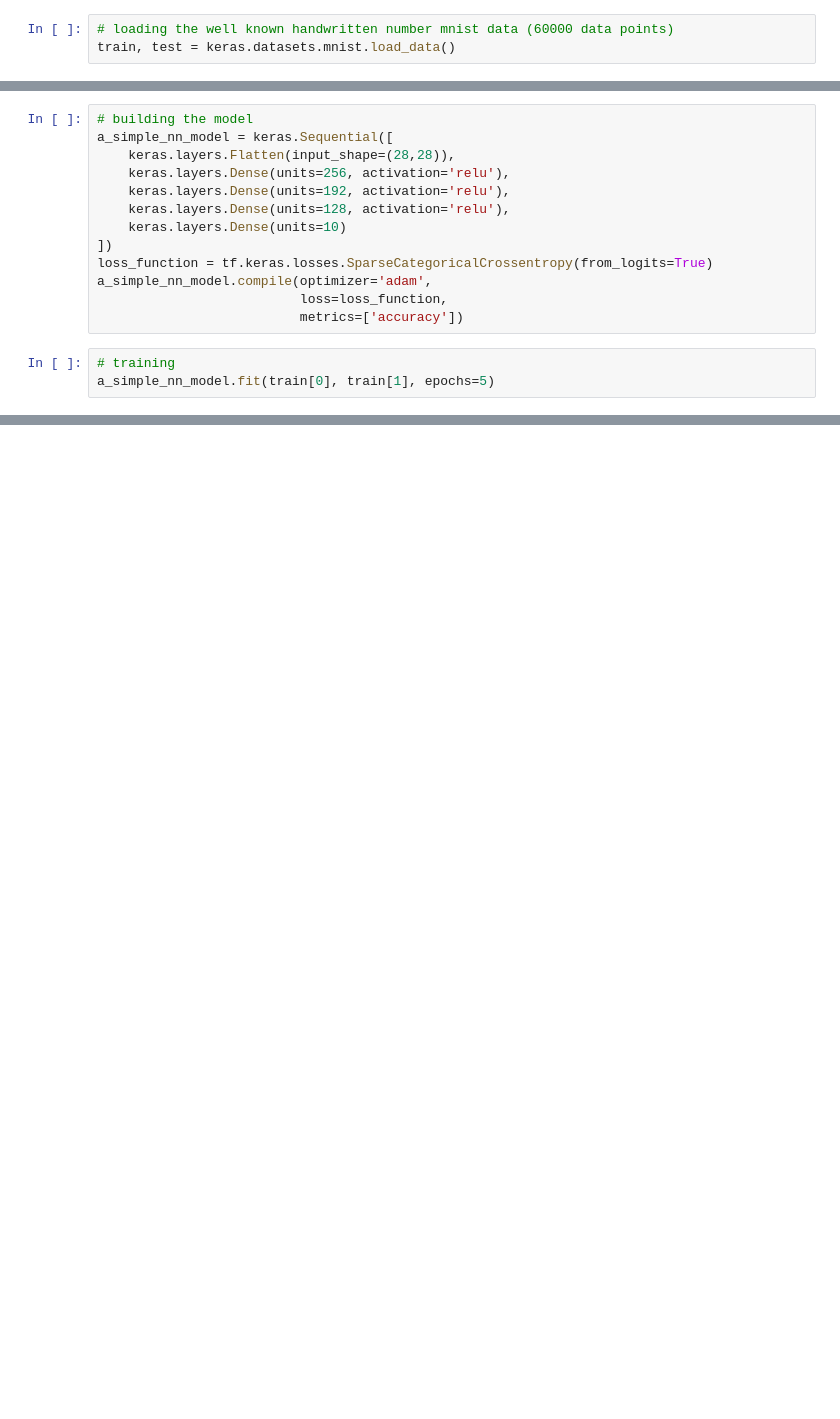
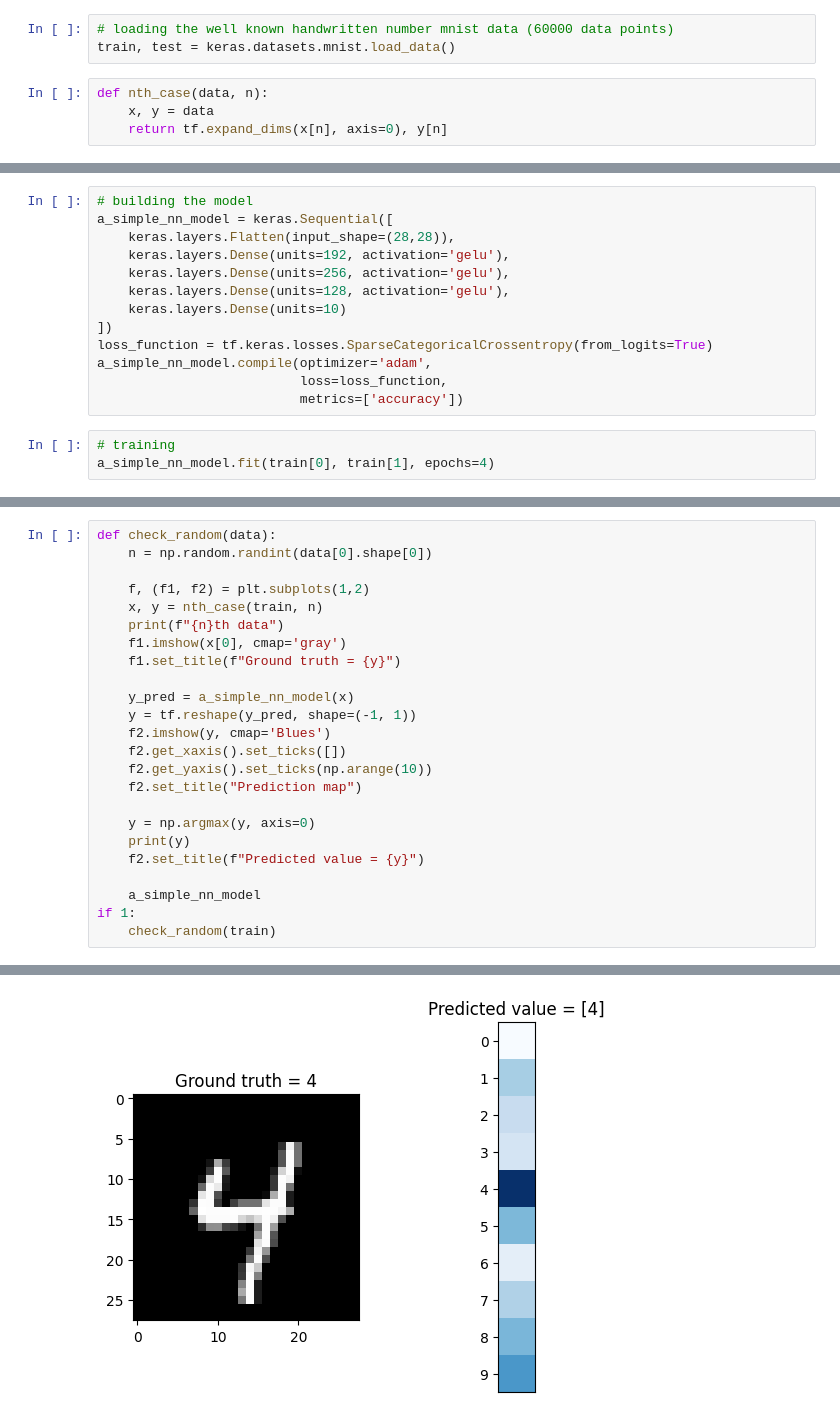
Before and after one commit to krischal111/Learning-ML-by-implementing-myself, a Jupyter notebook: Applying/mnist.ipynb, the cells around one changed output, grey strips where cells are left out. Saved outputs shown, nothing was run; the diff lists cells and outputs as text; blank space fills up the shorter version.

```diff
--- a/Applying/mnist.ipynb
+++ b/Applying/mnist.ipynb
@@ -10,6 +31,10 @@ from matplotlib import pyplot as plt
 # %%
 # loading the well known handwritten number mnist data (60000 data points)
 train, test = keras.datasets.mnist.load_data()
+# %%
+def nth_case(data, n):
+    x, y = data
+    return tf.expand_dims(x[n], axis=0), y[n]
 # %%
 # seeing what I just did
 if 1:
@@ -34,9 +59,9 @@ if 1:
 # building the model
 a_simple_nn_model = keras.Sequential([
     keras.layers.Flatten(input_shape=(28,28)),
-    keras.layers.Dense(units=256, activation='relu'),
-    keras.layers.Dense(units=192, activation='relu'),
-    keras.layers.Dense(units=128, activation='relu'),
+    keras.layers.Dense(units=192, activation='gelu'),
+    keras.layers.Dense(units=256, activation='gelu'),
+    keras.layers.Dense(units=128, activation='gelu'),
     keras.layers.Dense(units=10)
 ])
 loss_function = tf.keras.losses.SparseCategoricalCrossentropy(from_logits=True)
@@ -45,5 +70,5 @@ a_simple_nn_model.compile(optimizer='adam',
                           metrics=['accuracy'])
 # %%
 # training
-a_simple_nn_model.fit(train[0], train[1], epochs=5)
+a_simple_nn_model.fit(train[0], train[1], epochs=4)
 # %% [output]
@@ -60 +83,26 @@ Epoch 5/5
 <keras.src.callbacks.History at 0x...>
+# %%
+def check_random(data):
+    n = np.random.randint(data[0].shape[0])
+
+    f, (f1, f2) = plt.subplots(1,2)
+    x, y = nth_case(train, n)
+    print(f"{n}th data")
+    f1.imshow(x[0], cmap='gray')
+    f1.set_title(f"Ground truth = {y}")
+
+    y_pred = a_simple_nn_model(x)
+    y = tf.reshape(y_pred, shape=(-1, 1))
+    f2.imshow(y, cmap='Blues')
+    f2.get_xaxis().set_ticks([])
+    f2.get_yaxis().set_ticks(np.arange(10))
+    f2.set_title("Prediction map")
+
+    y = np.argmax(y, axis=0)
+    print(y)
+    f2.set_title(f"Predicted value = {y}")
+
+    a_simple_nn_model
+if 1:
+    check_random(train)
+# %% [output]
@@ -61,3 +111,4 @@ Epoch 5/5
+[figure, added]
 # %%
 # evaluation
 a_simple_nn_model.evaluate(test[0], test[1], verbose=2)
```
Also changed, not shown: parts of 8 cells of this notebook.
